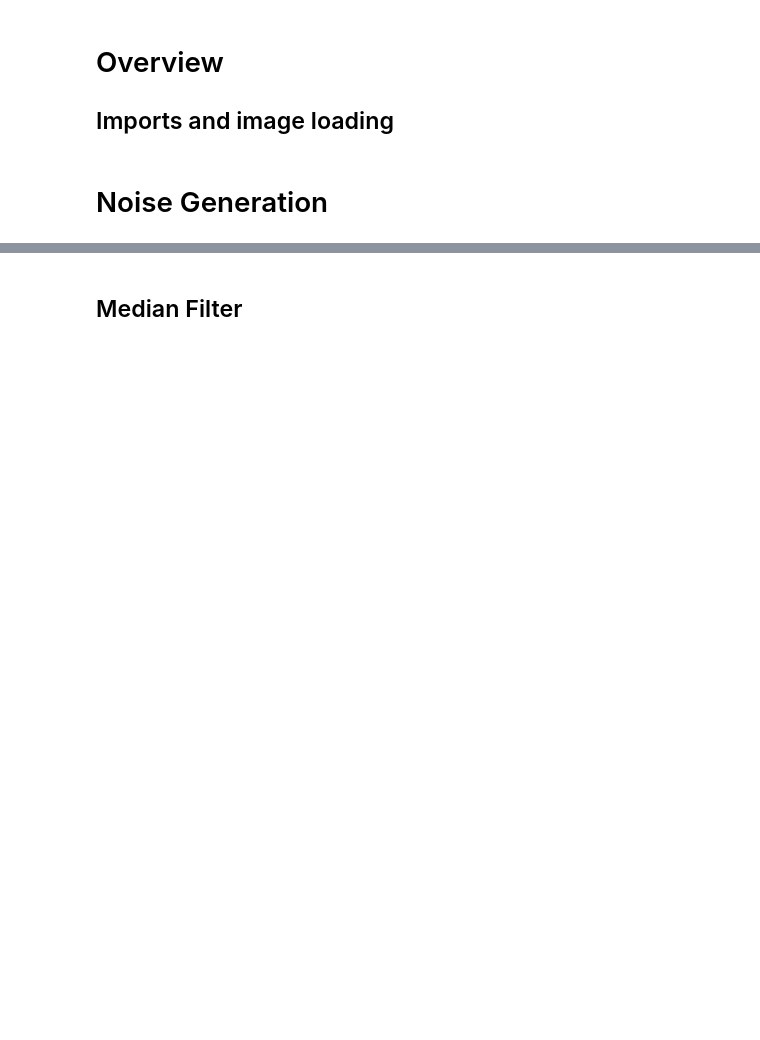
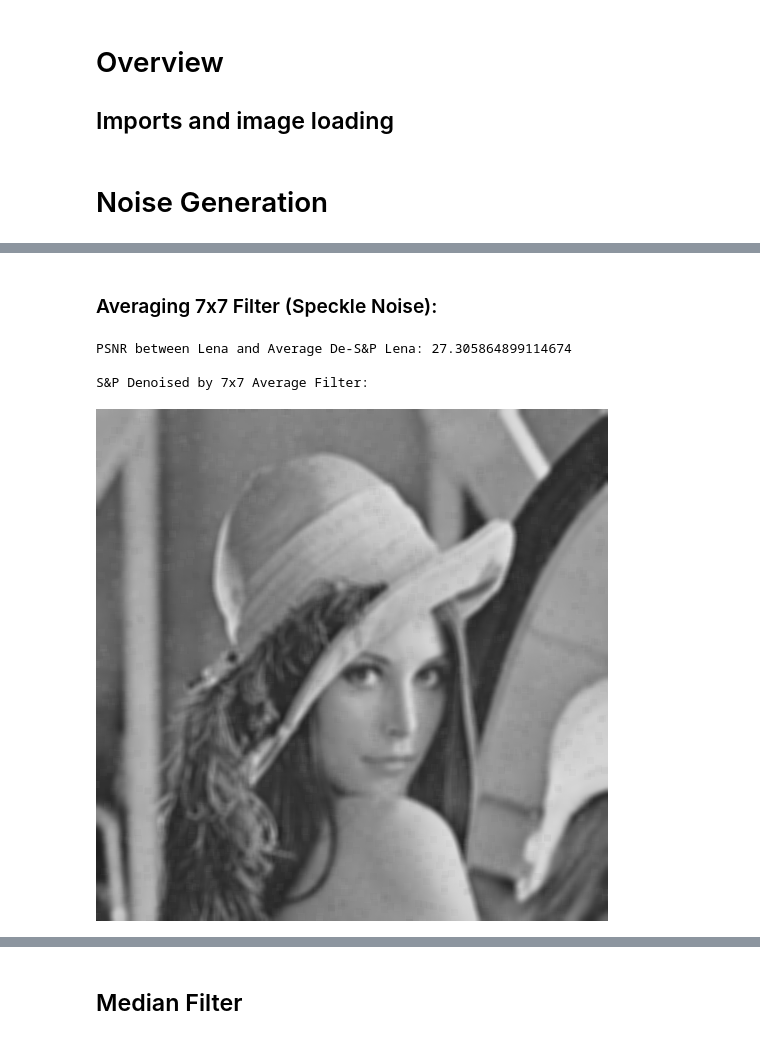
Before and after one commit to Erik-J-D/SYDE575-lab, a Jupyter notebook: LAB_2/Lab 2.ipynb, the cells around one changed output, grey strips where cells are left out. Saved outputs shown, nothing was run; the diff lists cells and outputs as text; code cells hidden in the pictures; blank space fills up the shorter version.

```diff
--- a/LAB_2/Lab 2.ipynb
+++ b/LAB_2/Lab 2.ipynb
@@ -166,0 +215,14 @@ plot_histogram(gaus_denoised, "Denoised 7x7 Lena Histogram")
+# %% [markdown]
+### Averaging 7x7 Filter (Speckle Noise):
+# %%
+avg_7_7 = (1/(7*7))*np.ones([7,7])
+
+sp_denoised2 = Image.fromarray(ndimage.convolve(np.array(lena_sp), avg_7_7), 'L')
+print("PSNR between Lena and Average De-S&P Lena: " + str(PSNR(lena, sp_denoised2)) + "\n")
+print("S&P Denoised by 7x7 Average Filter:")
+sp_denoised2
+# %% [output]
+PSNR between Lena and Average De-S&P Lena: 27.305864899114674
+
+S&P Denoised by 7x7 Average Filter:
+[figure, added]
```
Also changed, not shown: parts of 36 cells of this notebook.
